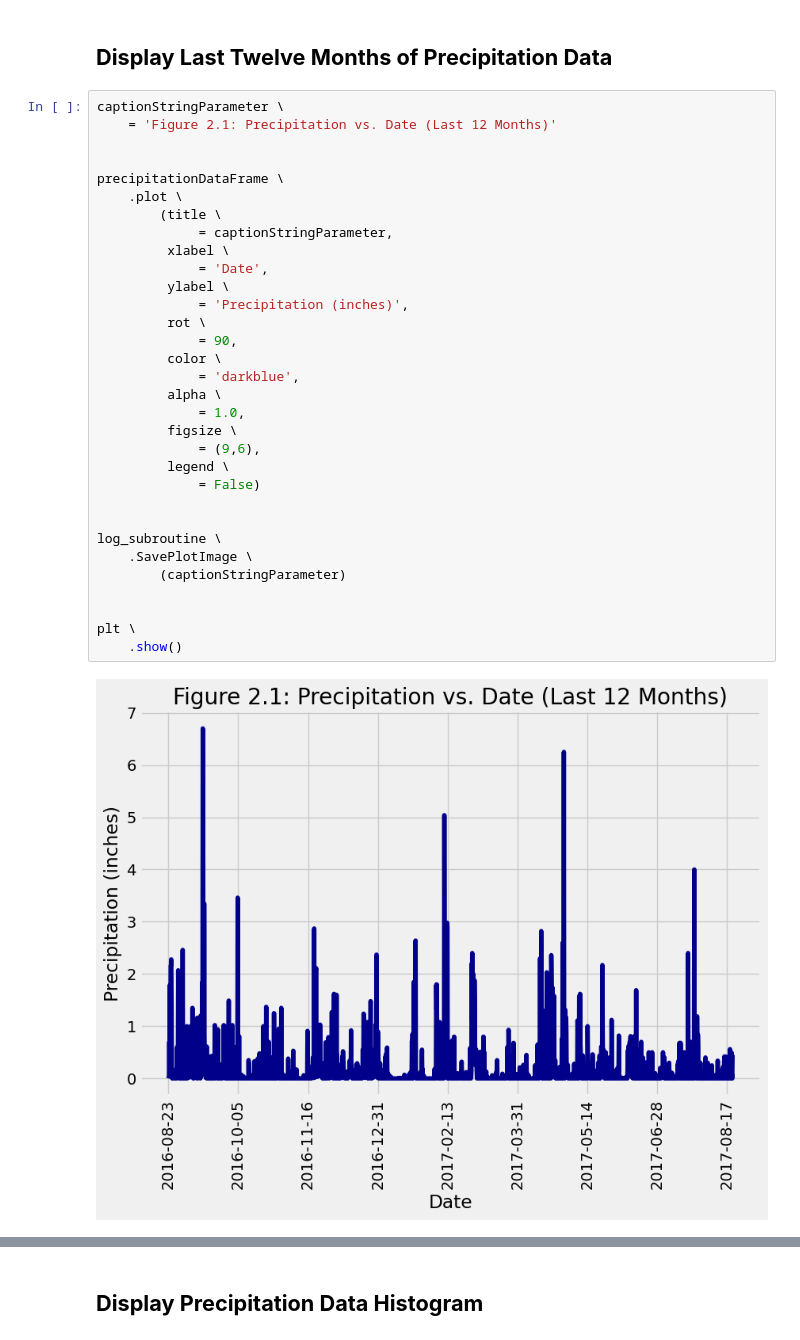
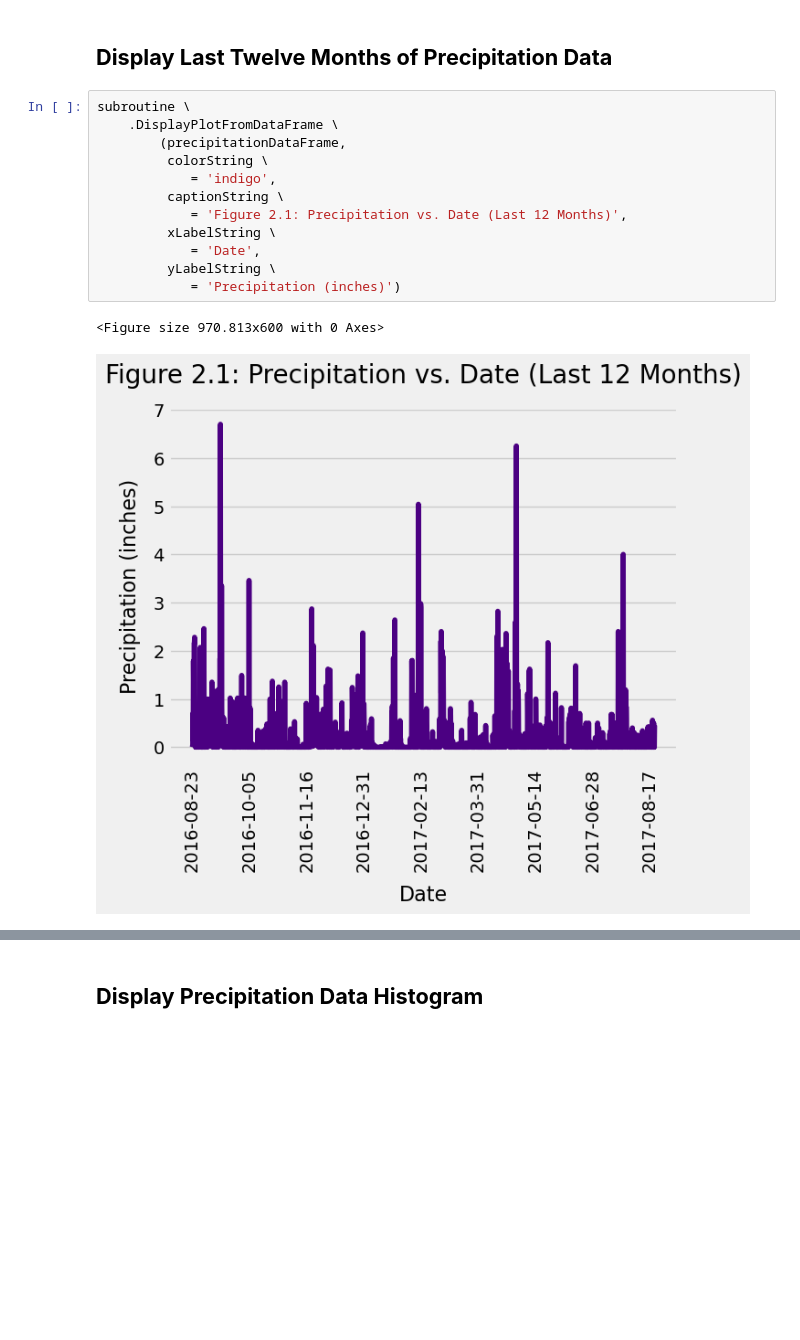
Before and after one commit to njamesgeorge1223/Precipitation-Analysis-from-Weather-Stations-using-SQLAlchemy, a Jupyter notebook: ClimatePy.ipynb, the cells around one changed output, grey strips where cells are left out. Saved outputs shown, nothing was run; the diff lists cells and outputs as text; blank space fills up the shorter version.

```diff
--- a/ClimatePy.ipynb
+++ b/ClimatePy.ipynb
@@ -307,37 +262,18 @@ log_function \
 # %% [markdown]
 ## **Display Last Twelve Months of Precipitation Data**
-# %%
-captionStringParameter \
-    = 'Figure 2.1: Precipitation vs. Date (Last 12 Months)'
-
-
-precipitationDataFrame \
-    .plot \
-        (title \
-             = captionStringParameter,
-         xlabel \
-             = 'Date',
-         ylabel \
-             = 'Precipitation (inches)',
-         rot \
-             = 90,
-         color \
-             = 'darkblue',
-         alpha \
-             = 1.0,
-         figsize \
-             = (9,6),
-         legend \
-             = False)
-
-
-log_subroutine \
-    .SavePlotImage \
-        (captionStringParameter)
-
-
-plt \
-    .show()
-# %% [output]
-[figure, removed]
+# %%
+subroutine \
+    .DisplayPlotFromDataFrame \
+        (precipitationDataFrame,
+         colorString \
+            = 'indigo',
+         captionString \
+            = 'Figure 2.1: Precipitation vs. Date (Last 12 Months)',
+         xLabelString \
+            = 'Date',
+         yLabelString \
+            = 'Precipitation (inches)')
+# %% [output]
+<Figure size 970.813x600 with 0 Axes>
+[figure, added]
 # %% [markdown]
```
Also changed, not shown: parts of 21 cells of this notebook, 2 other files.
